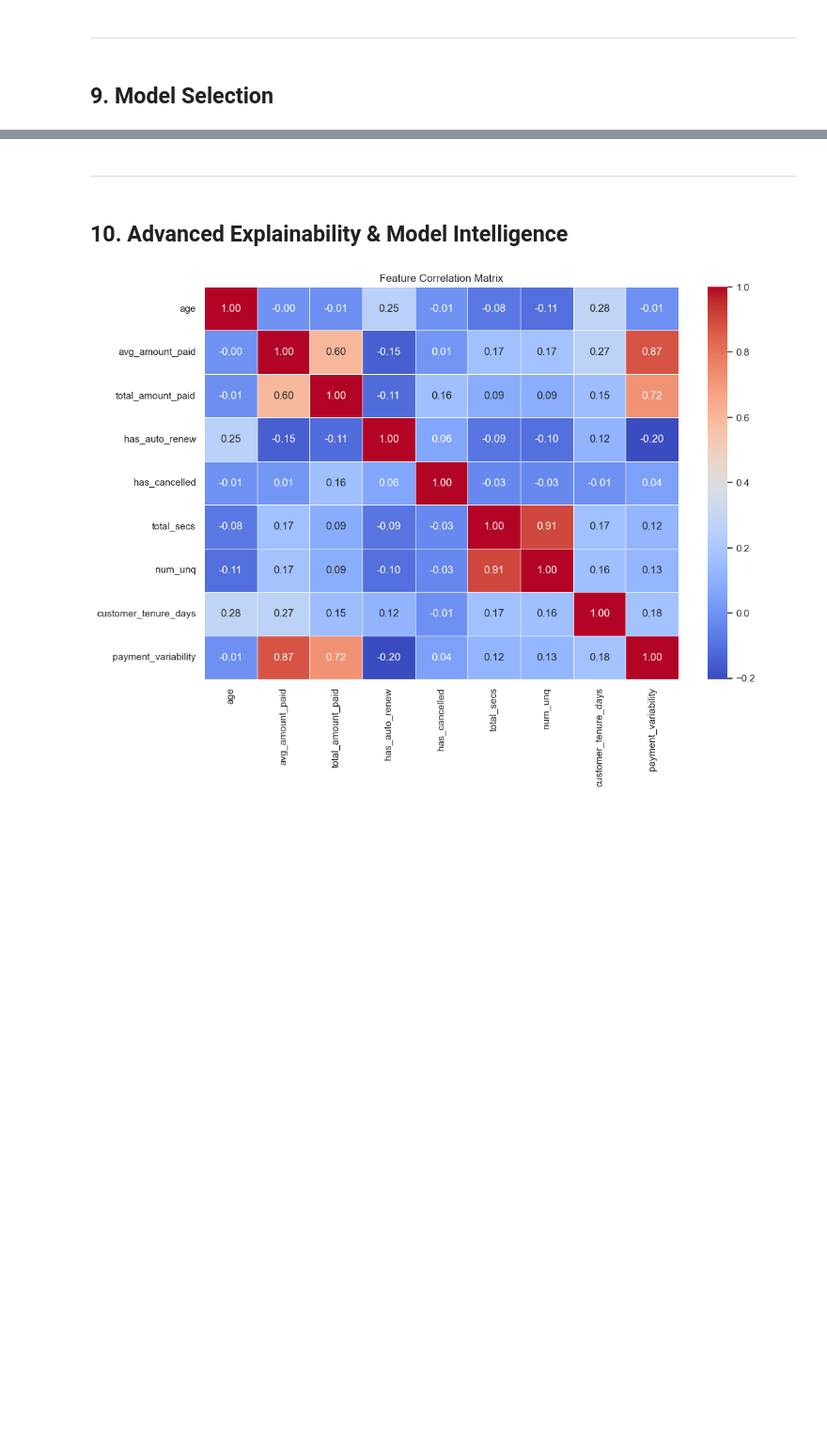
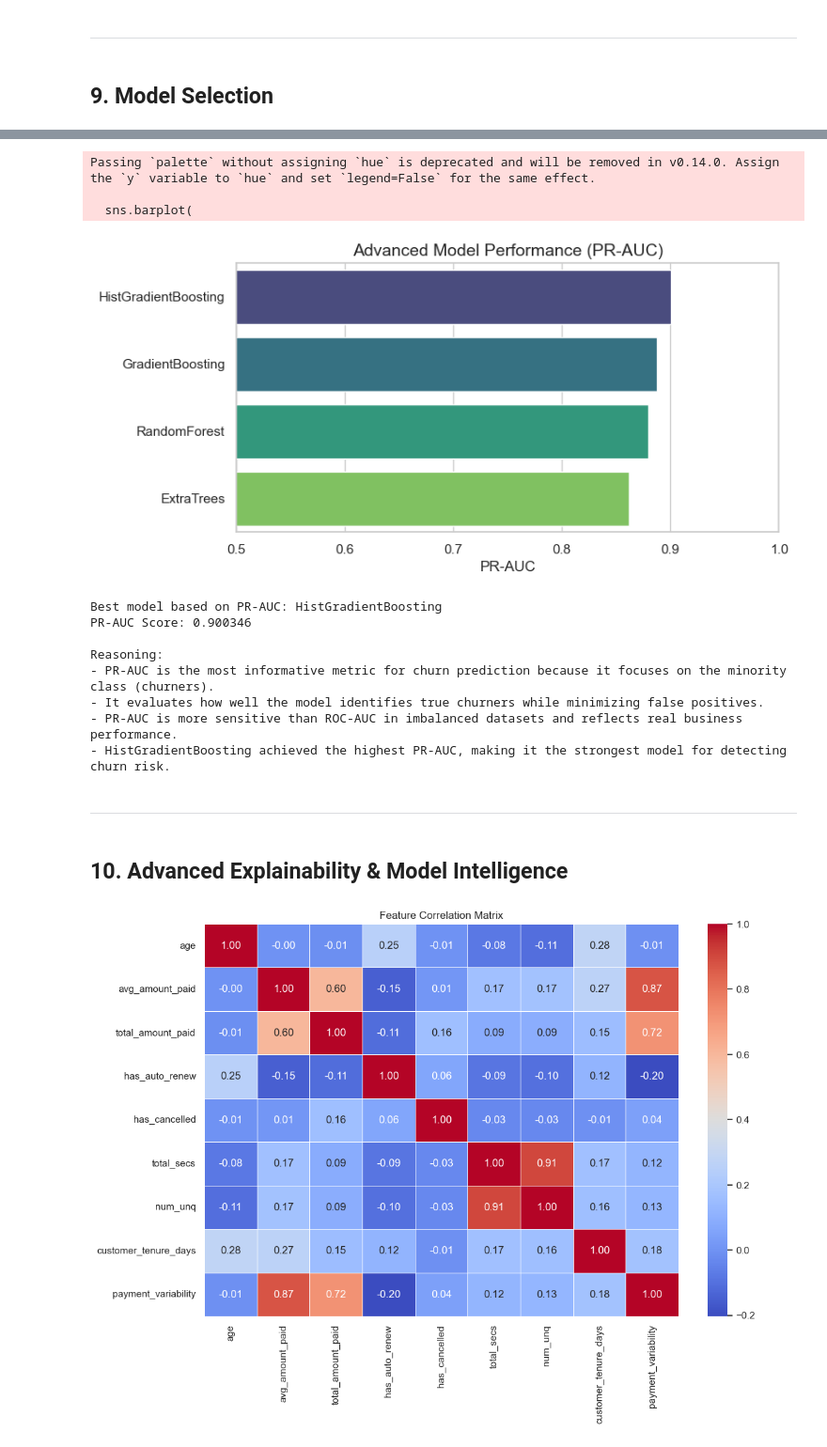
Before and after one commit to PaulinaMamiaga/customer-churn-intelligence-system, a Jupyter notebook: notebooks/03_modeling_and_evaluation.ipynb, the cells around one changed output, grey strips where cells are left out. Shown at 94% size. Drawn from its saved outputs; the diff is of its cells as text; code cells hidden in the pictures; blank space fills up the shorter version.

```diff
--- a/notebooks/03_modeling_and_evaluation.ipynb
+++ b/notebooks/03_modeling_and_evaluation.ipynb
@@ -841,3 +992,53 @@ Reasoning:
+# %%
+# Best Model Selection (based on PR‑AUC for imbalanced churn prediction)
+
+plt.figure(figsize=(8, 4))
+sns.barplot(
+    data=advanced_results,
+    x="PR-AUC",
+    y="Model",
+    palette="viridis"
+)
+
+plt.title("Advanced Model Performance (PR-AUC)", fontsize=14)
+plt.xlabel("PR-AUC")
+plt.ylabel("")
+plt.xlim(0.50, 1.0)
+plt.show()
+
+pr_results = pd.DataFrame([
+    {"Model": "HistGradientBoosting", "PR-AUC": round(hgb_pr_auc, 6)},
+    {"Model": "GradientBoosting", "PR-AUC": round(gb_pr_auc, 6)},
+    {"Model": "RandomForest", "PR-AUC": round(rf_pr_auc, 6)},
+    {"Model": "ExtraTrees", "PR-AUC": round(et_pr_auc, 6)}
+])
+
+pr_results = pr_results.sort_values(by="PR-AUC", ascending=False).reset_index(drop=True)
+pr_results
+
+best_model = pr_results.iloc[0]
+
+print(f"Best model based on PR-AUC: {best_model['Model']}")
+print(f"PR-AUC Score: {best_model['PR-AUC']}")
+
+print("\nReasoning:")
+print("- PR-AUC is the most informative metric for churn prediction because it focuses on the minority class (churners).")
+print("- It evaluates how well the model identifies true churners while minimizing false positives.")
+print("- PR-AUC is more sensitive than ROC-AUC in imbalanced datasets and reflects real business performance.")
+print(f"- {best_model['Model']} achieved the highest PR-AUC, making it the strongest model for detecting churn risk.")
+# %% [output]
+Passing `palette` without assigning `hue` is deprecated and will be removed in v0.14.0. Assign the `y` variable to `hue` and set `legend=False` for the same effect.
+
+  sns.barplot(
+[figure, added]
+Best model based on PR-AUC: HistGradientBoosting
+PR-AUC Score: 0.900346
+
+Reasoning:
+- PR-AUC is the most informative metric for churn prediction because it focuses on the minority class (churners).
+- It evaluates how well the model identifies true churners while minimizing false positives.
+- PR-AUC is more sensitive than ROC-AUC in imbalanced datasets and reflects real business performance.
+- HistGradientBoosting achieved the highest PR-AUC, making it the strongest model for detecting churn risk.
 # %% [markdown]
 -----
 # %% [markdown]
```
Also changed, not shown: parts of 80 cells of this notebook.
